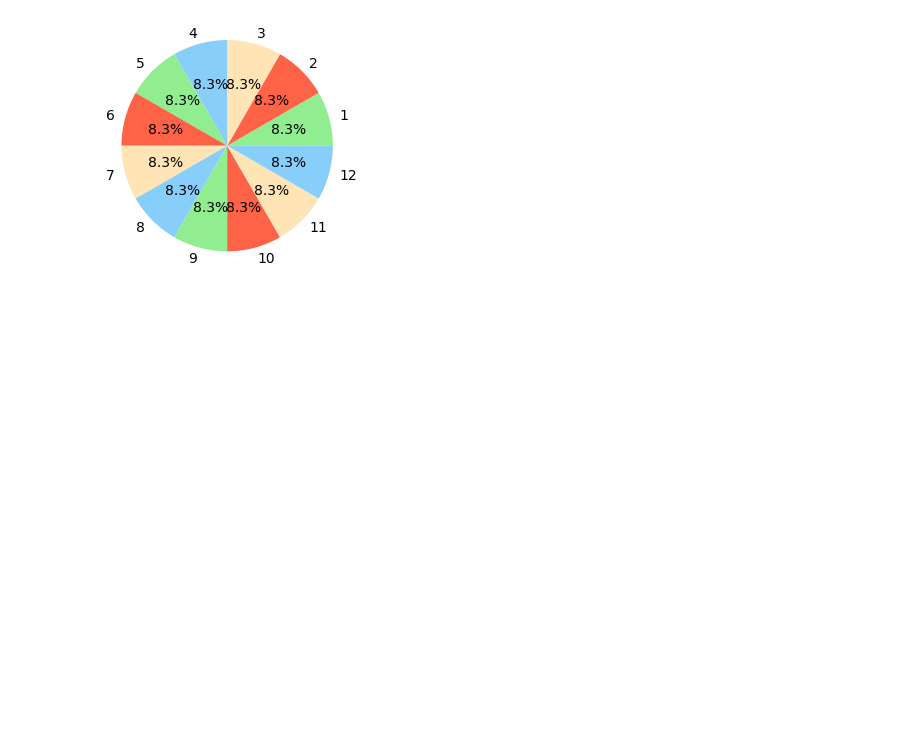
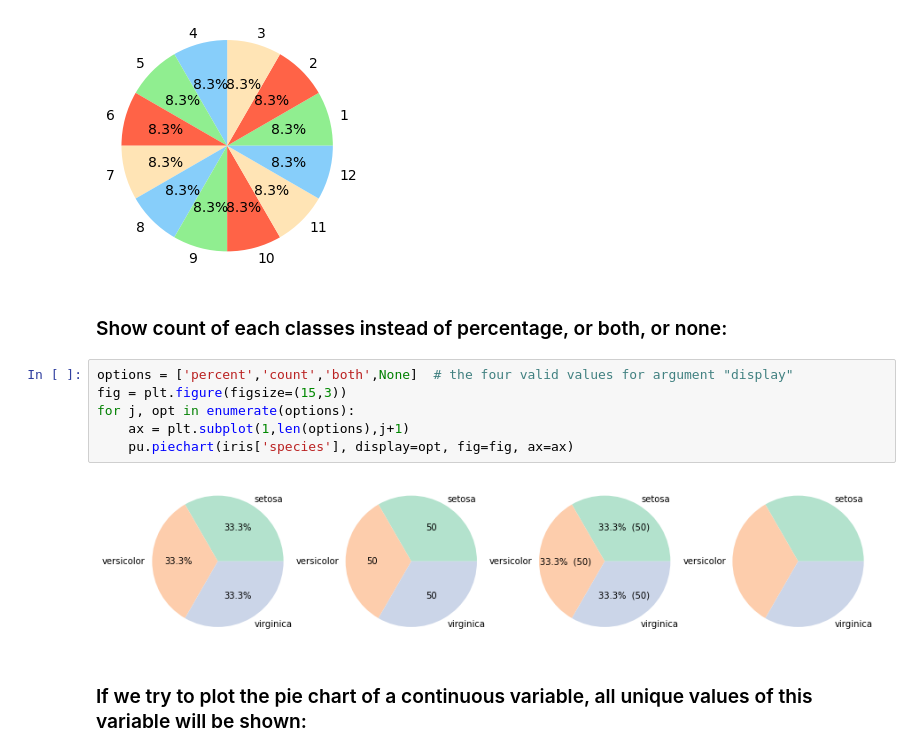
Before and after one commit to teiband/python-plot-utilities, a Jupyter notebook: examples/Pie_chart_example.ipynb, the cells around one changed output. Saved outputs shown, nothing was run; the diff lists cells and outputs as text; blank space fills up the shorter version.

Commit message:
new feature: option to show class count rather than percent

```diff
--- a/examples/Pie_chart_example.ipynb
+++ b/examples/Pie_chart_example.ipynb
@@ -67,3 +63,15 @@ data = [1,2,3,4,5,6,7,8,9,10,11,12]
 pu.piechart(data,colors=['lightgreen','tomato','moccasin','lightskyblue']);
 # %% [output]
 [figure]
+# %% [markdown]
+### Show count of each classes instead of percentage, or both, or none:
+# %%
+options = ['percent','count','both',None]  # the four valid values for argument "display"
+fig = plt.figure(figsize=(15,3))
+for j, opt in enumerate(options):
+    ax = plt.subplot(1,len(options),j+1)
+    pu.piechart(iris['species'], display=opt, fig=fig, ax=ax)
+# %% [output]
+[figure, added]
+# %% [markdown]
+### If we try to plot the pie chart of a continuous variable, all unique values of this variable will be shown:
```
Also changed, not shown: parts of 4 cells of this notebook, 2 other files.
